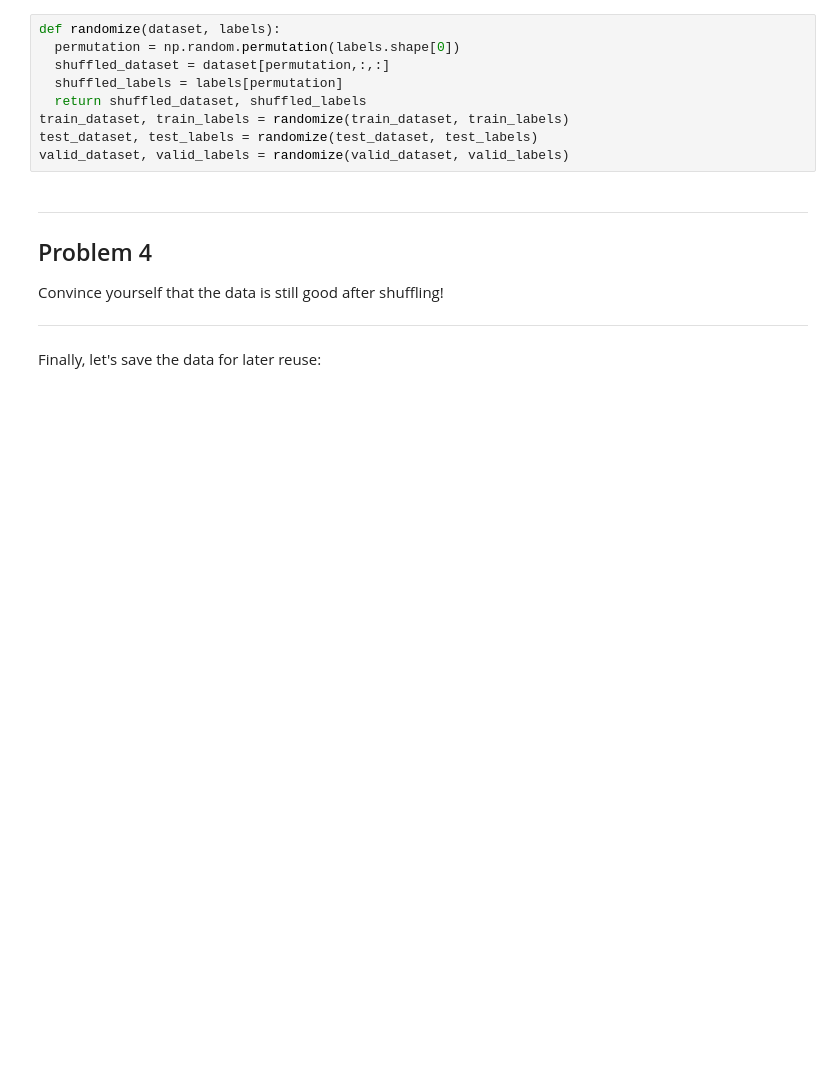
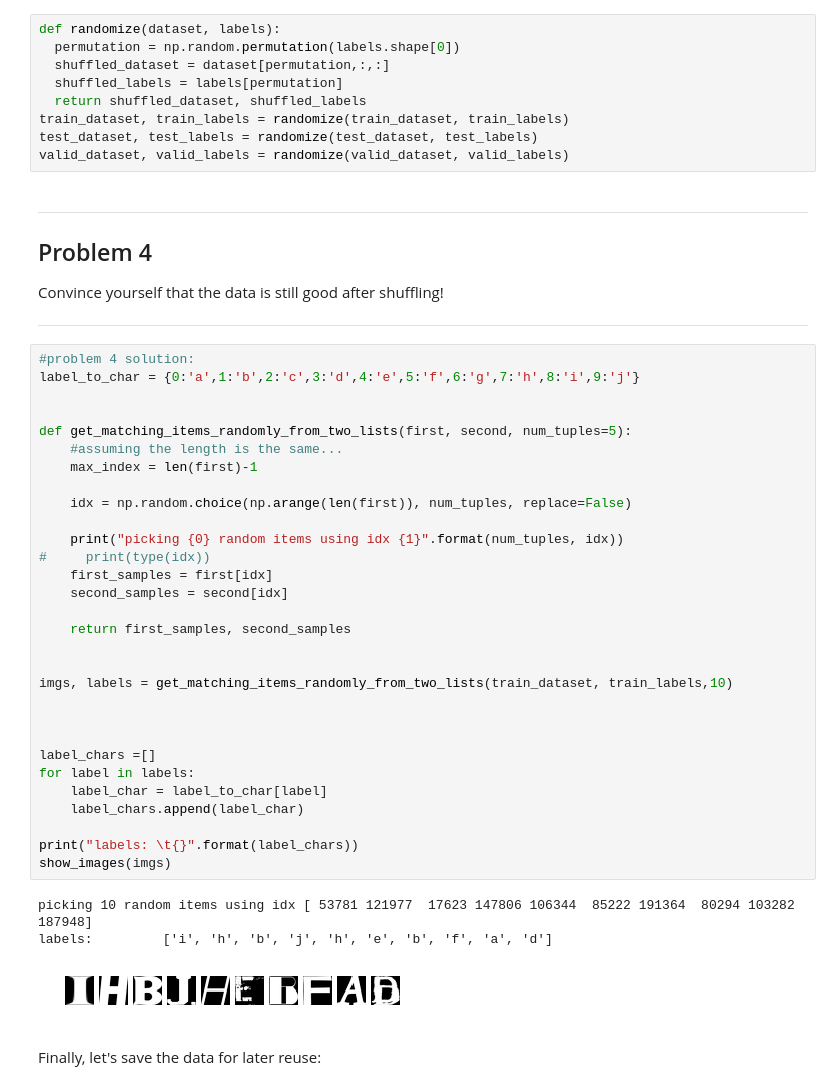
Before and after one commit to EggsWithCheese/colin-google-udacity-deep-learn, a Jupyter notebook: Assignment1/1_notmnist.ipynb, the cells around one changed output. Cells and saved outputs as stored; diff of their text form; blank space fills up the shorter version.

Commit message:
CDL: solved problem 4. Learned about a new way to generate valid random list indices
Signed-off-by: Colin Leong <colin.leong.1.ctr@us.af.mil>

```diff
--- a/Assignment1/1_notmnist.ipynb
+++ b/Assignment1/1_notmnist.ipynb
@@ -481,6 +476,40 @@ Problem 4
 Convince yourself that the data is still good after shuffling!
 
 ---
+# %%
+#problem 4 solution:
+label_to_char = {0:'a',1:'b',2:'c',3:'d',4:'e',5:'f',6:'g',7:'h',8:'i',9:'j'}
+
+
+def get_matching_items_randomly_from_two_lists(first, second, num_tuples=5):
+    #assuming the length is the same...
+    max_index = len(first)-1
+
+    idx = np.random.choice(np.arange(len(first)), num_tuples, replace=False)
+
+    print("picking {0} random items using idx {1}".format(num_tuples, idx))
+#     print(type(idx))
+    first_samples = first[idx]
+    second_samples = second[idx]
+
+    return first_samples, second_samples
+
+
+imgs, labels = get_matching_items_randomly_from_two_lists(train_dataset, train_labels,10)
+
+
+
+label_chars =[]
+for label in labels:
+    label_char = label_to_char[label]
+    label_chars.append(label_char)
+
+print("labels: \t{}".format(label_chars))
+show_images(imgs)
+# %% [output]
+picking 10 random items using idx [ 53781 121977  17623 147806 106344  85222 191364  80294 103282 187948]
+labels:         ['i', 'h', 'b', 'j', 'h', 'e', 'b', 'f', 'a', 'd']
+[figure, added]
 # %% [markdown]
 Finally, let's save the data for later reuse:
 # %%
```
Also changed, not shown: parts of 8 cells of this notebook.
